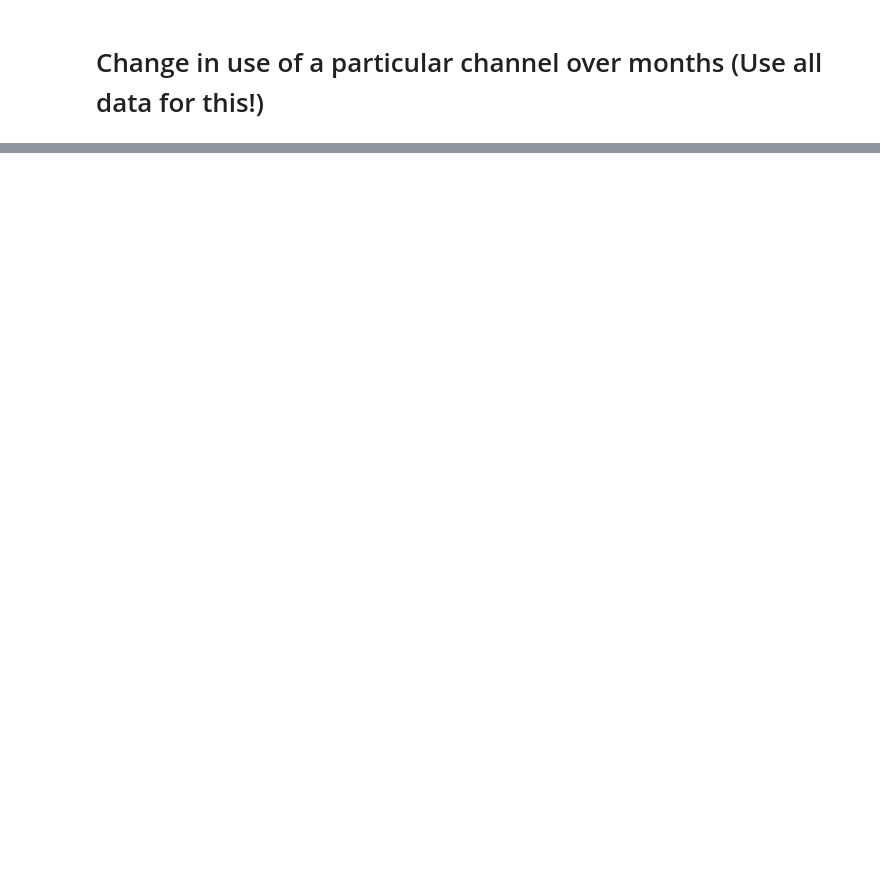
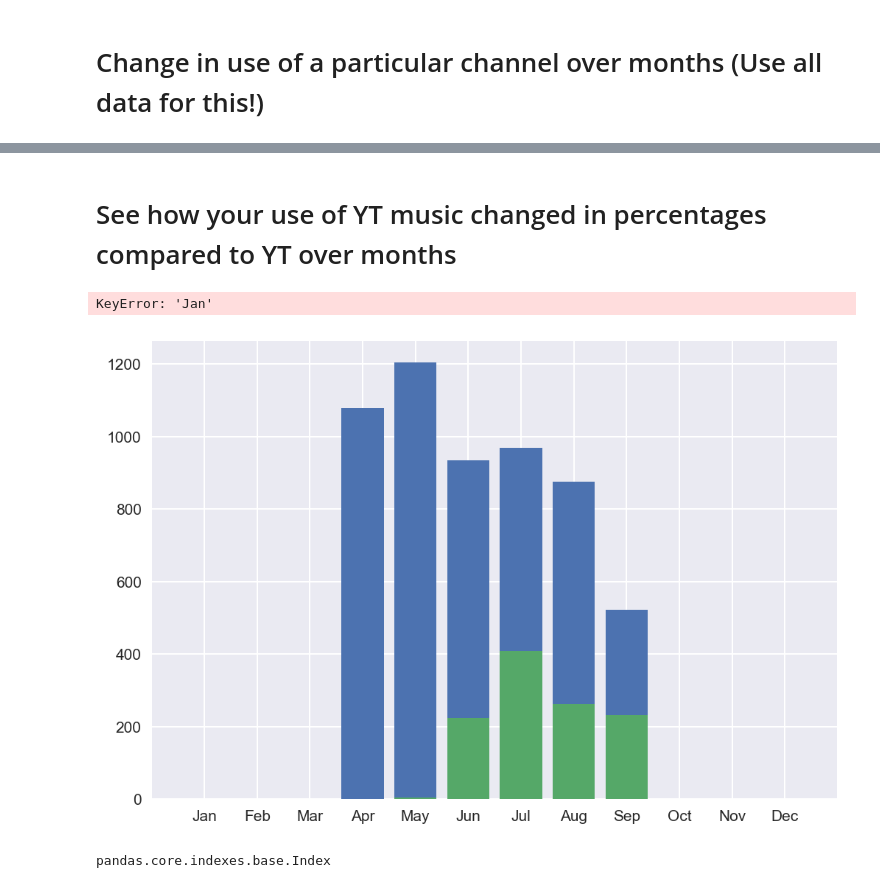
Before and after one commit to SanAntonik/yt_activity_analysis, a Jupyter notebook: explore.ipynb, the cells around one changed output, grey strips where cells are left out. Drawn from its saved outputs; the diff is of its cells as text; code cells hidden in the pictures; blank space fills up the shorter version.

Commit message:
Create a stacked bar chart that shows YT and YT music video count per month

```diff
--- a/explore.ipynb
+++ b/explore.ipynb
@@ -176,0 +173,27 @@ month_bar_plot(df, channel_name)
+# %% [markdown]
+# See how your use of YT music changed in percentages compared to YT over months
+# %%
+yt_df = df.loc[df["app"] == "YouTube"]
+yt = get_videos_per_month(yt_df)
+
+music_df = df.loc[df["app"] == "YouTube Music"]
+music = get_videos_per_month(music_df)
+
+str_months = ["Jan", "Feb", "Mar", "Apr", "May", "Jun", "Jul", "Aug", "Sep", "Oct", "Nov", "Dec"]
+fig, ax = plt.subplots()
+yt_ax = ax.bar(str_months, yt)
+music_ax = ax.bar(str_months, music)
+ax
+
+vids = get_videos_per_month(df)
+
+videos_per_month = df['time'].dt.strftime('%b').value_counts()
+sns.barplot(data=df, x=vids.index.tolist(), y=vids, hue="app")
+type(vids)
+# %% [output]
+KeyError: 'Jan'
+[figure, added]
+# %%
+type(vids.keys())
+# %% [output]
+pandas.core.indexes.base.Index
```
Also changed, not shown: parts of 14 cells of this notebook, 1 other file.
